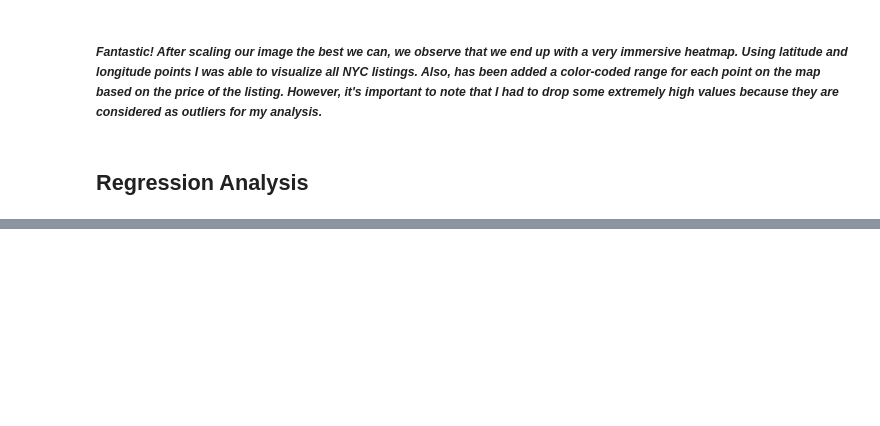
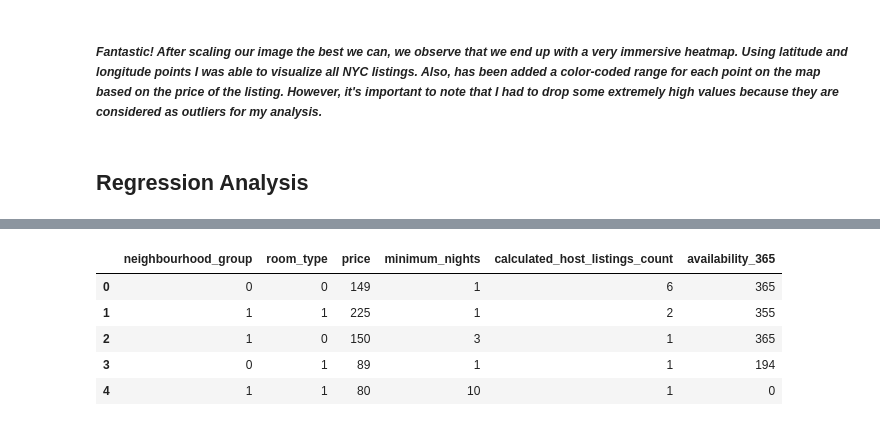
Before and after one commit to BernartGuddiny/eda_and_prediction_on_nys_airbnb, a Jupyter notebook: project.ipynb, the cells around one changed output, grey strips where cells are left out. Cells and saved outputs as stored; diff of their text form; code cells hidden in the pictures; blank space fills up the shorter version.

```diff
--- a/project.ipynb
+++ b/project.ipynb
@@ -321,0 +356,17 @@ plt.show()
+# %%
+# Encoding the objects as a categorical variables
+def encod_var(data):
+    for column in data.columns[data.columns.isin(['neighbourhood_group', 'room_type'])]:
+        data[column] = data[column].factorize()[0]
+    return data
+
+airbnb_pred = encod_var(airbnb_pred)
+
+airbnb_pred.head()
+# %% [output]
+|  | neighbourhood_group | room_type | price | minimum_nights | calculated_host_listings_count | availability_365 |
+| 0 | 0 | 0 | 149 | 1 | 6 | 365 |
+| 1 | 1 | 1 | 225 | 1 | 2 | 355 |
+| 2 | 1 | 0 | 150 | 3 | 1 | 365 |
+| 3 | 0 | 1 | 89 | 1 | 1 | 194 |
+| 4 | 1 | 1 | 80 | 10 | 1 | 0 |
```
Also changed, not shown: parts of 11 cells of this notebook.
